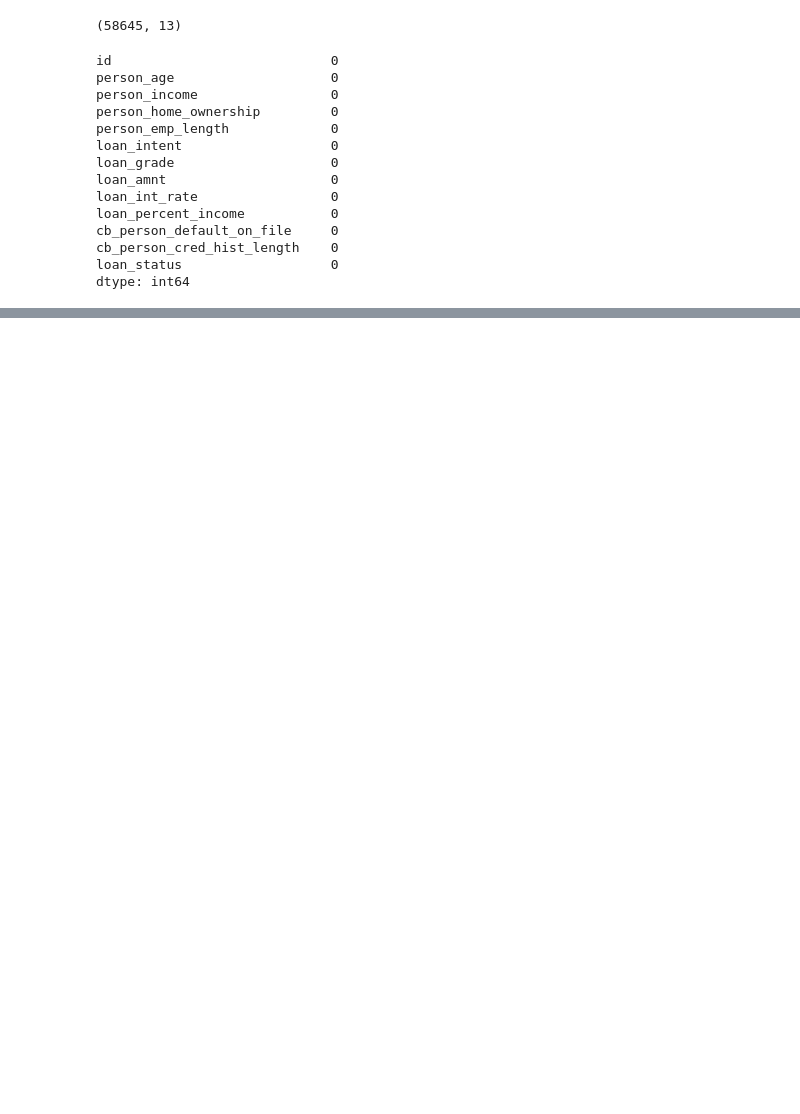
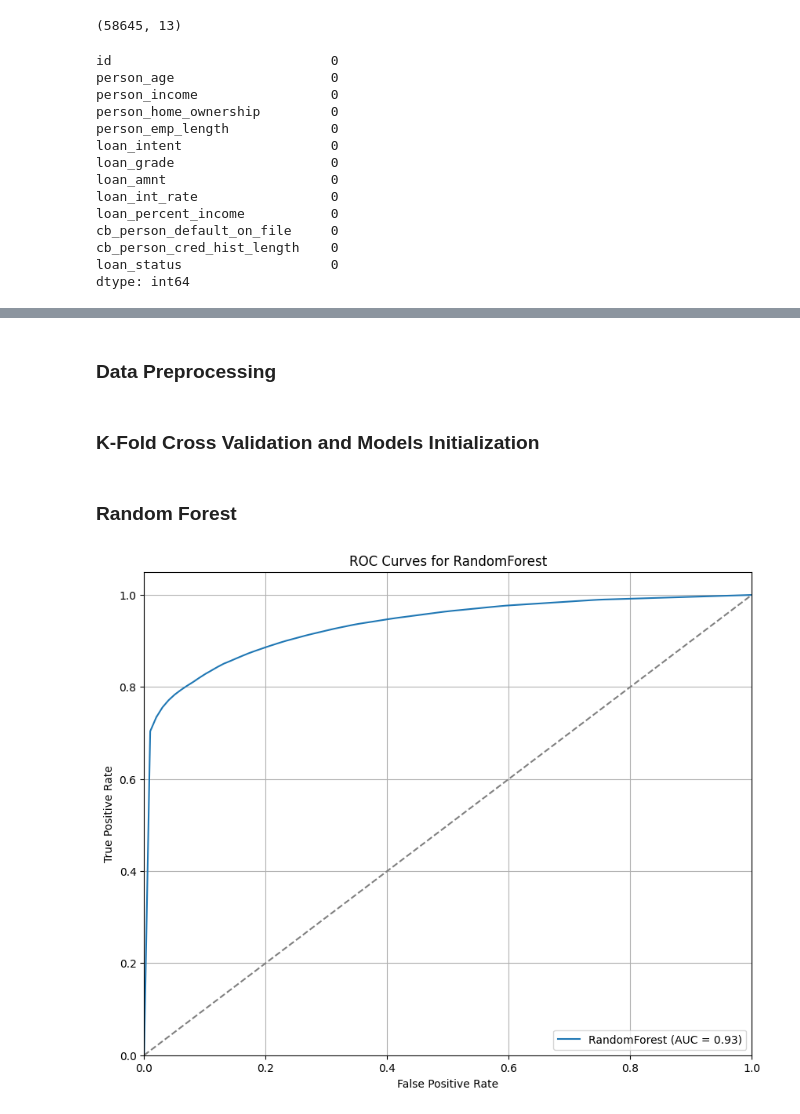
Before and after one commit to Uttam-Mahata/LoanApprovalPrediction, a Jupyter notebook: lap.ipynb, the cells around one changed output, grey strips where cells are left out. Cells and saved outputs as stored; diff of their text form; code cells hidden in the pictures; blank space fills up the shorter version.

Commit message:
Refactor code to improve model training and prediction process

```diff
--- a/lap.ipynb
+++ b/lap.ipynb
@@ -422,0 +119,2 @@ And if memory is not enough, you can set `force_col_wise=true`.
+# %% [markdown]
+### Data Preprocessing
@@ -422,0 +131,67 @@ And if memory is not enough, you can set `force_col_wise=true`.
+# %% [markdown]
+### K-Fold Cross Validation and Models Initialization
+# %%
+# Stratified K-Fold Cross-Validation
+skf = StratifiedKFold(n_splits=5, shuffle=True, random_state=42)
+
+# Initialize models
+models = {
+    "RandomForest": RandomForestClassifier(n_estimators=100, random_state=42),
+    "XGBoost": xgb.XGBClassifier(use_label_encoder=False, eval_metric='logloss', random_state=42),
+    "LightGBM": lgb.LGBMClassifier(random_state=42),
+    "CatBoost": cb.CatBoostClassifier(iterations=125, depth=7, learning_rate=0.1, random_seed=42, verbose=0),
+}
+
+# Prepare to store results
+roc_curves = {}
+auc_scores = {}
+# %% [markdown]
+### Random Forest
+# %%
+# Cross-validation and ROC curve plotting for RandomForest
+plt.figure(figsize=(10, 8))
+model_name = "RandomForest"
+model = models[model_name]
+tprs = []
+aucs = []
+mean_fpr = np.linspace(0, 1, 100)
+
+for train_idx, valid_idx in skf.split(X, y):
+    X_train, X_valid = X.iloc[train_idx], X.iloc[valid_idx]
+    y_train, y_valid = y.iloc[train_idx], y.iloc[valid_idx]
+
+    # Fit model
+    model.fit(X_train, y_train)
+
+    # Predict probabilities
+    y_valid_pred_proba = model.predict_proba(X_valid)[:, 1]
+
+    # Compute ROC curve and AUC
+    fpr, tpr, _ = roc_curve(y_valid, y_valid_pred_proba)
+    roc_curves[model_name] = (fpr, tpr)
+    auc = roc_auc_score(y_valid, y_valid_pred_proba)
+    aucs.append(auc)
+
+    # Interpolation for smooth ROC curve
+    tprs.append(np.interp(mean_fpr, fpr, tpr))
+    tprs[-1][0] = 0.0
+
+# Average ROC curve
+mean_tpr = np.mean(tprs, axis=0)
+mean_tpr[-1] = 1.0
+mean_auc = np.mean(aucs)
+auc_scores[model_name] = mean_auc
+
+# Plot the ROC curve
+plt.plot(mean_fpr, mean_tpr, label=f'{model_name} (AUC = {mean_auc:.2f})')
+plt.plot([0, 1], [0, 1], linestyle='--', color='gray')
+plt.xlim([0.0, 1.0])
+plt.ylim([0.0, 1.05])
+plt.xlabel('False Positive Rate')
+plt.ylabel('True Positive Rate')
+plt.title('ROC Curves for RandomForest')
+plt.legend(loc='lower right')
+plt.grid()
+plt.show()
+# %% [output]
+[figure, added]
```
Also changed, not shown: parts of 15 cells of this notebook, 5 other files.
